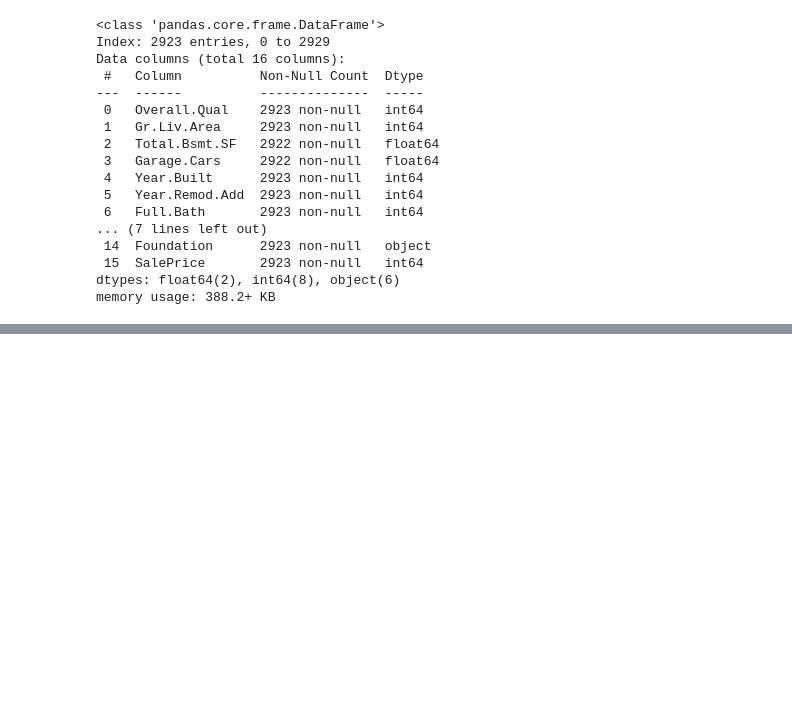
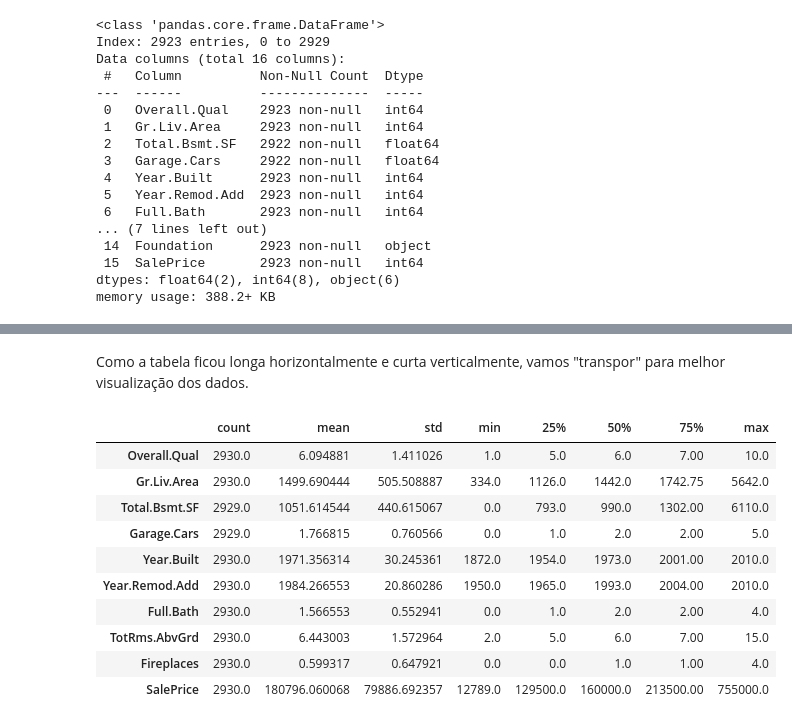
Before and after one commit to Joao-Pedro-Queiroz/projeto_ames, a Jupyter notebook: projeto.ipynb, the cells around one changed output, grey strips where cells are left out. Cells and saved outputs as stored; diff of their text form; code cells hidden in the pictures; blank space fills up the shorter version.

```diff
--- a/projeto.ipynb
+++ b/projeto.ipynb
@@ -315,0 +334,16 @@ O *dataset* sem linhas duplicadas tem tamanho diferente do *dataset* original, i
+# %% [markdown]
+Como a tabela ficou longa horizontalmente e curta verticalmente, vamos "transpor" para melhor visualização dos dados.
+# %%
+data.select_dtypes(include='number').describe().transpose()
+# %% [output]
+|  | count | mean | std | min | 25% | 50% | 75% | max |
+| Overall.Qual | 2930.0 | 6.094881 | 1.411026 | 1.0 | 5.0 | 6.0 | 7.00 | 10.0 |
+| Gr.Liv.Area | 2930.0 | 1499.690444 | 505.508887 | 334.0 | 1126.0 | 1442.0 | 1742.75 | 5642.0 |
+| Total.Bsmt.SF | 2929.0 | 1051.614544 | 440.615067 | 0.0 | 793.0 | 990.0 | 1302.00 | 6110.0 |
+| Garage.Cars | 2929.0 | 1.766815 | 0.760566 | 0.0 | 1.0 | 2.0 | 2.00 | 5.0 |
+| Year.Built | 2930.0 | 1971.356314 | 30.245361 | 1872.0 | 1954.0 | 1973.0 | 2001.00 | 2010.0 |
+| Year.Remod.Add | 2930.0 | 1984.266553 | 20.860286 | 1950.0 | 1965.0 | 1993.0 | 2004.00 | 2010.0 |
+| Full.Bath | 2930.0 | 1.566553 | 0.552941 | 0.0 | 1.0 | 2.0 | 2.00 | 4.0 |
+| TotRms.AbvGrd | 2930.0 | 6.443003 | 1.572964 | 2.0 | 5.0 | 6.0 | 7.00 | 15.0 |
+| Fireplaces | 2930.0 | 0.599317 | 0.647921 | 0.0 | 0.0 | 1.0 | 1.00 | 4.0 |
+| SalePrice | 2930.0 | 180796.060068 | 79886.692357 | 12789.0 | 129500.0 | 160000.0 | 213500.00 | 755000.0 |
```
Also changed, not shown: parts of 26 cells of this notebook.
